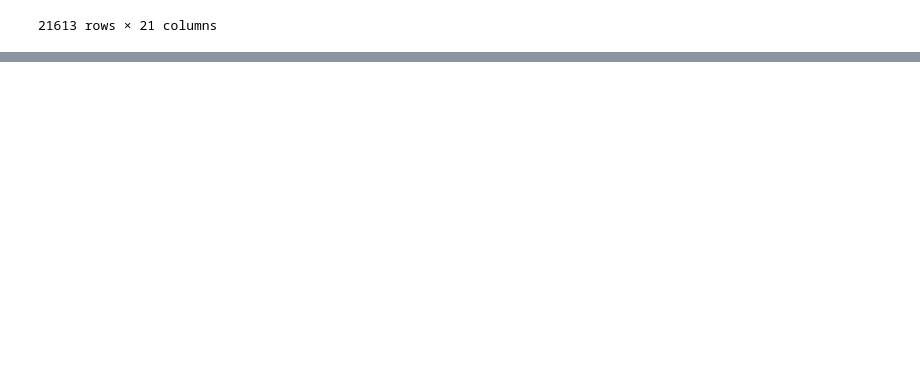
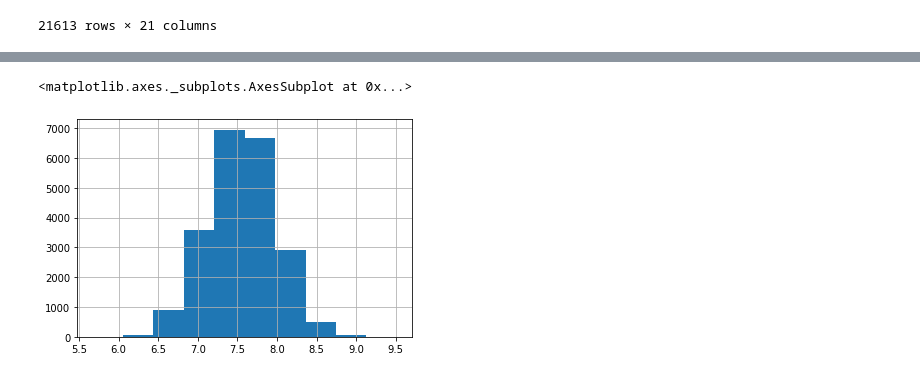
Before and after one commit to zdanielshi/data_science_LFZ, a Jupyter notebook: DS_0615_KC_house_prices.ipynb, the cells around one changed output, grey strips where cells are left out. Drawn from its saved outputs; the diff is of its cells as text; code cells hidden in the pictures; blank space fills up the shorter version.

```diff
--- a/DS_0615_KC_house_prices.ipynb
+++ b/DS_0615_KC_house_prices.ipynb
@@ -673,0 +742,6 @@ loo.fit_transform(kc_encode_loo, kc_encode_loo.price)
+# %%
+sqft_living_trans = np.log(kc.sqft_living)
+sqft_living_trans.hist()
+# %% [output]
+<matplotlib.axes._subplots.AxesSubplot at 0x...>
+[figure, added]
```
Also changed, not shown: parts of 49 cells of this notebook.
